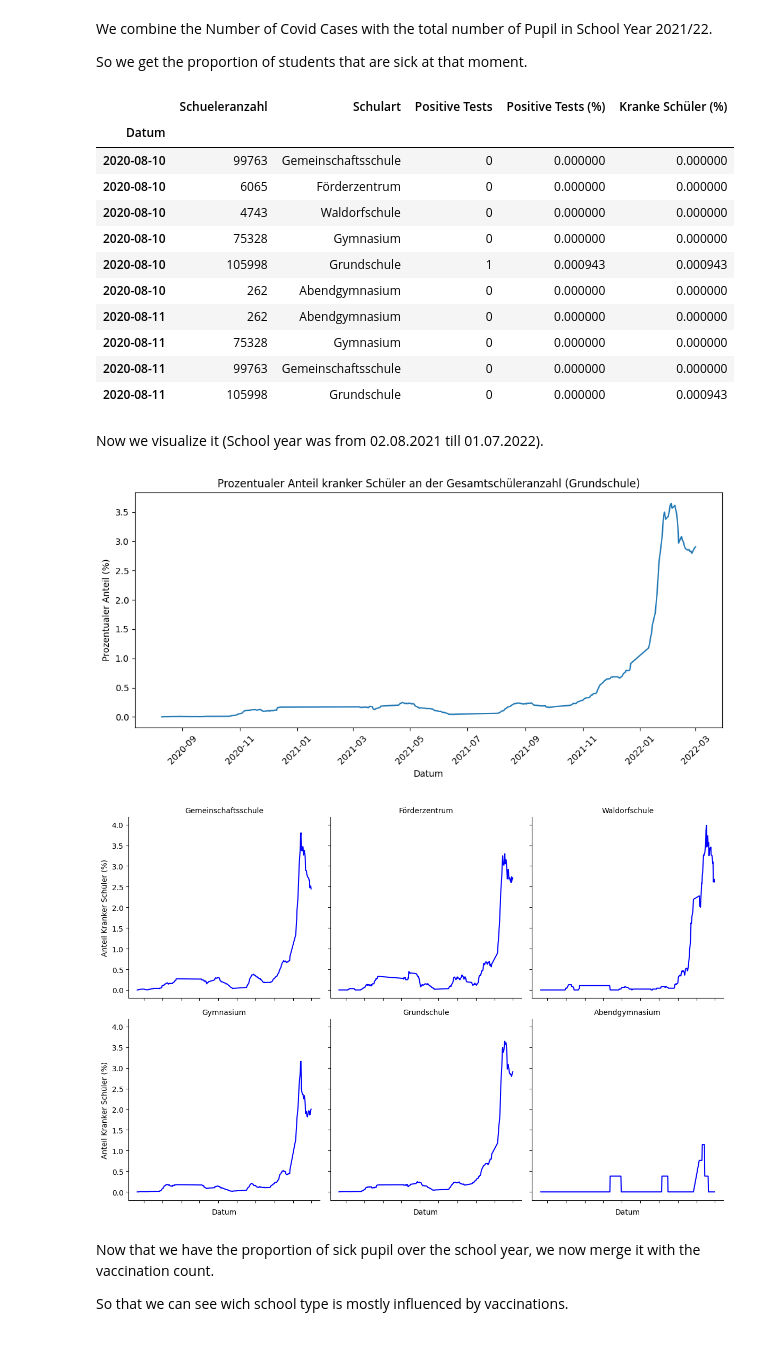
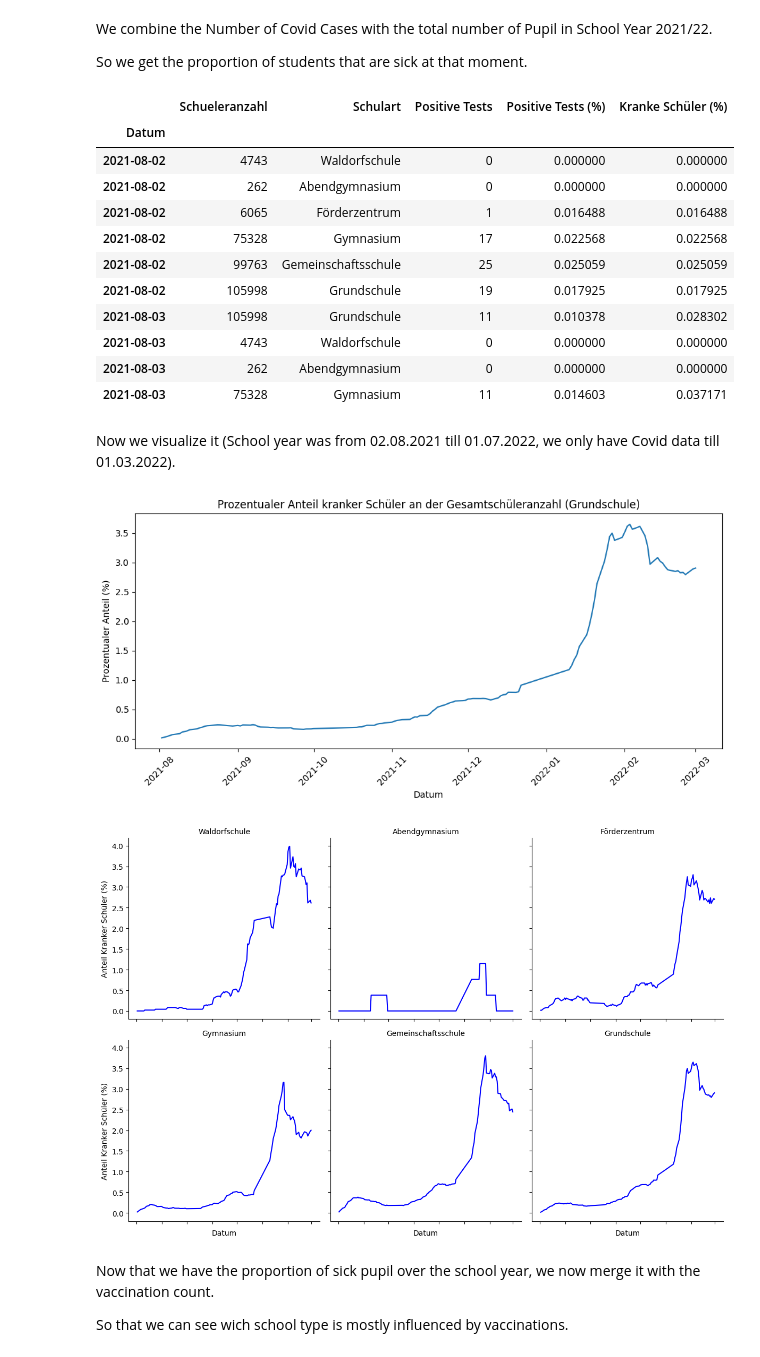
Before and after one commit to JanBaumgart/Jan_MADE, a Jupyter notebook: project/data_exploration.ipynb, the cells around one changed output. Cells and saved outputs as stored; diff of their text form; code cells hidden in the pictures.

Commit message:
Adding additions for the tests & data exploration

```diff
--- a/project/data_exploration.ipynb
+++ b/project/data_exploration.ipynb
@@ -161,6 +161,12 @@ So we get the proportion of students that are sick at that moment.
 # %%
 # Mergen der beiden DataFrames basierend auf der Schulart und dem Datum
 merged_df = pd.merge(df2, df3, left_index=True, right_on='Schulart')
+
+# Nach dem Zusammenführen wieder nach Datum sortieren
+merged_df.sort_values(by='Datum', inplace=True)
+
+# Filtern nach dem gewünschten Zeitbereich (nur wenn 'Datum' der Index ist)
+merged_df = merged_df.loc['2021-08-02':'2022-07-01']
 
 # Berechnung des prozentualen Anteils an Covid-Fällen
 merged_df['Positive Tests (%)'] = (merged_df['Anzahl'] / merged_df['Schueler_innen_Anzahl']) * 100
@@ -168,10 +174,7 @@ merged_df['Positive Tests (%)'] = (merged_df['Anzahl'] / merged_df['Schueler_inn
 # Umbenennung der Spalten
 merged_df.rename(columns={'Schueler_innen_Anzahl': 'Schueleranzahl', 'Anzahl': 'Positive Tests'}, inplace=True)
 
-# Nach dem Zusammenführen wieder nach Datum sortieren
-merged_df.sort_values(by='Datum', inplace=True)
-
-# Anzahl aller aktuel Kranker Schüler nach Schulart berechnen (Annahme einer Krankheitsdauer von 14 Tagen)
+# Anzahl aller aktuell kranken Schüler nach Schulart berechnen (Annahme einer Krankheitsdauer von 14 Tagen)
 merged_df['Kranke Schüler (%)'] = merged_df.groupby('Schulart')['Positive Tests (%)'].transform(lambda x: x.rolling(window=14, min_periods=1).sum())
 
 # Anzeigen der ersten 10 Zeilen
@@ -179,18 +182,18 @@ merged_df.head(10)
 # %% [output]
 |  | Schueleranzahl | Schulart | Positive Tests | Positive Tests (%) | Kranke Schüler (%) |
 | Datum |  |  |  |  |  |
-| 2020-08-10 | 99763 | Gemeinschaftsschule | 0 | 0.000000 | 0.000000 |
-| 2020-08-10 | 6065 | Förderzentrum | 0 | 0.000000 | 0.000000 |
-| 2020-08-10 | 4743 | Waldorfschule | 0 | 0.000000 | 0.000000 |
-| 2020-08-10 | 75328 | Gymnasium | 0 | 0.000000 | 0.000000 |
-| 2020-08-10 | 105998 | Grundschule | 1 | 0.000943 | 0.000943 |
-| 2020-08-10 | 262 | Abendgymnasium | 0 | 0.000000 | 0.000000 |
-| 2020-08-11 | 262 | Abendgymnasium | 0 | 0.000000 | 0.000000 |
-| 2020-08-11 | 75328 | Gymnasium | 0 | 0.000000 | 0.000000 |
-| 2020-08-11 | 99763 | Gemeinschaftsschule | 0 | 0.000000 | 0.000000 |
-| 2020-08-11 | 105998 | Grundschule | 0 | 0.000000 | 0.000943 |
+| 2021-08-02 | 4743 | Waldorfschule | 0 | 0.000000 | 0.000000 |
+| 2021-08-02 | 262 | Abendgymnasium | 0 | 0.000000 | 0.000000 |
+| 2021-08-02 | 6065 | Förderzentrum | 1 | 0.016488 | 0.016488 |
+| 2021-08-02 | 75328 | Gymnasium | 17 | 0.022568 | 0.022568 |
+| 2021-08-02 | 99763 | Gemeinschaftsschule | 25 | 0.025059 | 0.025059 |
+| 2021-08-02 | 105998 | Grundschule | 19 | 0.017925 | 0.017925 |
+| 2021-08-03 | 105998 | Grundschule | 11 | 0.010378 | 0.028302 |
+| 2021-08-03 | 4743 | Waldorfschule | 0 | 0.000000 | 0.000000 |
+| 2021-08-03 | 262 | Abendgymnasium | 0 | 0.000000 | 0.000000 |
+| 2021-08-03 | 75328 | Gymnasium | 11 | 0.014603 | 0.037171 |
 # %% [markdown]
- Now we visualize it (School year was from 02.08.2021 till 01.07.2022).
+ Now we visualize it (School year was from 02.08.2021 till 01.07.2022, we only have Covid data till 01.03.2022).
 # %%
 # Filtern nach 'Grundschule'
 grundschule_data = merged_df[merged_df['Schulart'] == 'Grundschule']
@@ -205,19 +208,19 @@ plt.xticks(rotation=45)
 plt.tight_layout()
 plt.show()
 # %% [output]
-[figure, old version]
+[figure, new version]
 # %%
 # Erstellung des Zeitstrahls für jeden Schultypen
-g = seab.FacetGrid(merged_df, col='Schulart', col_wrap=3, height=4)
-g.map_dataframe(seab.lineplot, x='Datum', y='Kranke Schüler (%)', color='blue')
-g.set_axis_labels('Datum', 'Anteil Kranker Schüler (%)')
-g.set_titles(col_template="{col_name}")
-g.set_xticklabels(rotation=45)
+plot = seab.FacetGrid(merged_df, col='Schulart', col_wrap=3, height=4)
+plot.map_dataframe(seab.lineplot, x='Datum', y='Kranke Schüler (%)', color='blue')
+plot.set_axis_labels('Datum', 'Anteil Kranker Schüler (%)')
+plot.set_titles(col_template="{col_name}")
+plot.set_xticklabels(rotation=45)
 
 plt.tight_layout()
 plt.show()
 # %% [output]
-[figure, old version]
+[figure, new version]
 # %% [markdown]
 Now that we have the proportion of sick pupil over the school year, we now merge it with the vaccination count.
 
```
Also changed, not shown: parts of 1 cell of this notebook, 3 other files.
